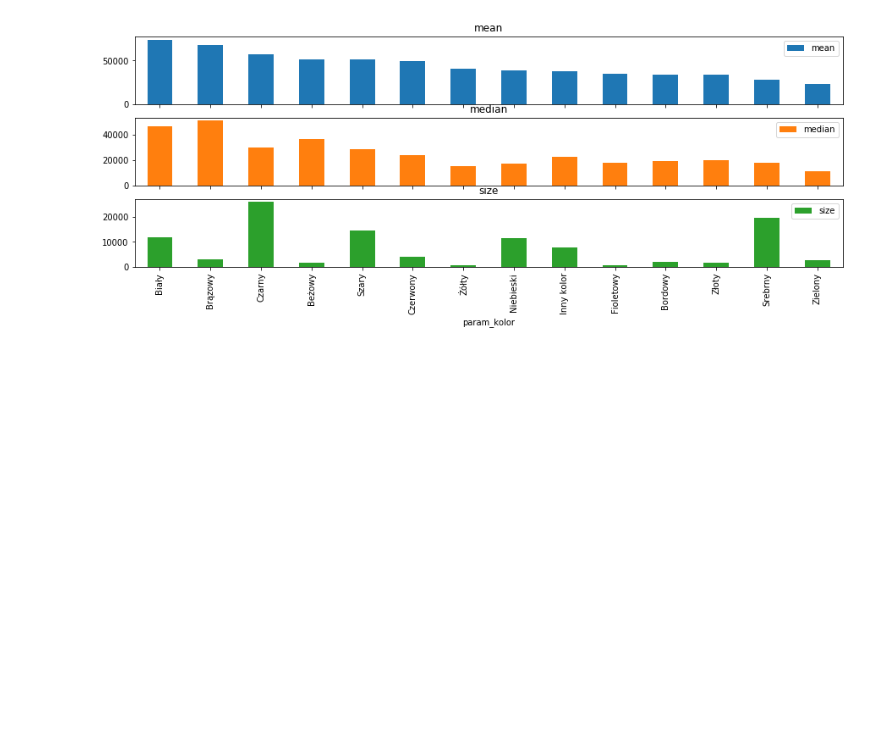
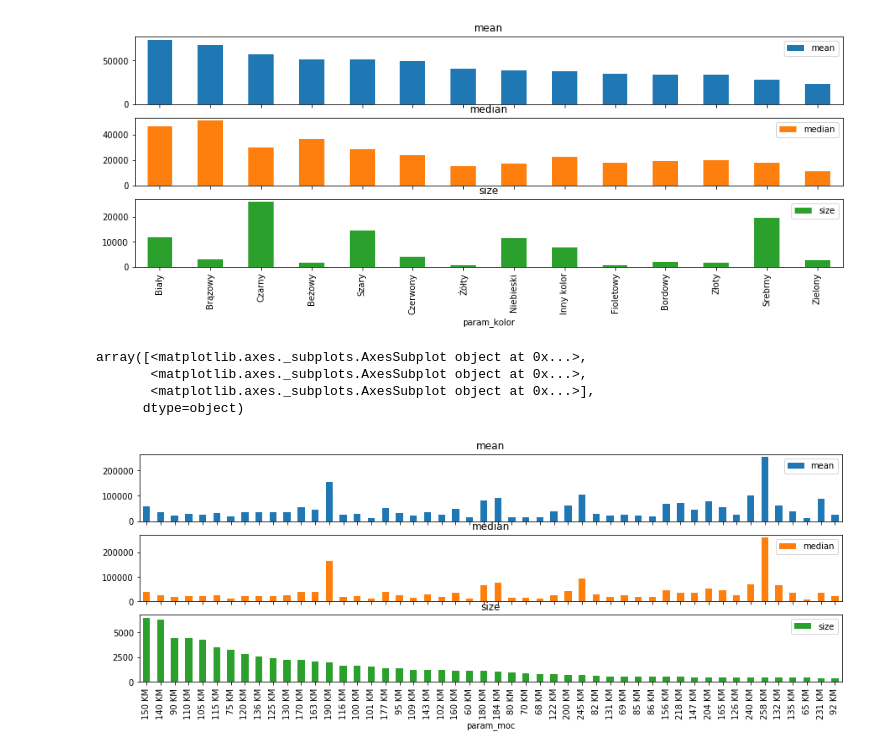
Before and after one commit to nataliawojak/dw_matrix_car, a Jupyter notebook: day2_visualization.ipynb, the cells around one changed output. Saved outputs shown, nothing was run; the diff lists cells and outputs as text; code cells hidden in the pictures; blank space fills up the shorter version.

Commit message:
add visualisation

```diff
--- a/day2_visualization.ipynb
+++ b/day2_visualization.ipynb
@@ -146,3 +146,11 @@ array([<matplotlib.axes._subplots.AxesSubplot object at 0x...>,
        <matplotlib.axes._subplots.AxesSubplot object at 0x...>],
       dtype=object)
 [figure]
+# %%
+group_and_barplot('param_moc', feat_sort='size')
+# %% [output]
+array([<matplotlib.axes._subplots.AxesSubplot object at 0x...>,
+       <matplotlib.axes._subplots.AxesSubplot object at 0x...>,
+       <matplotlib.axes._subplots.AxesSubplot object at 0x...>],
+      dtype=object)
+[figure, added]
```
Also changed, not shown: parts of 1 cell of this notebook.
